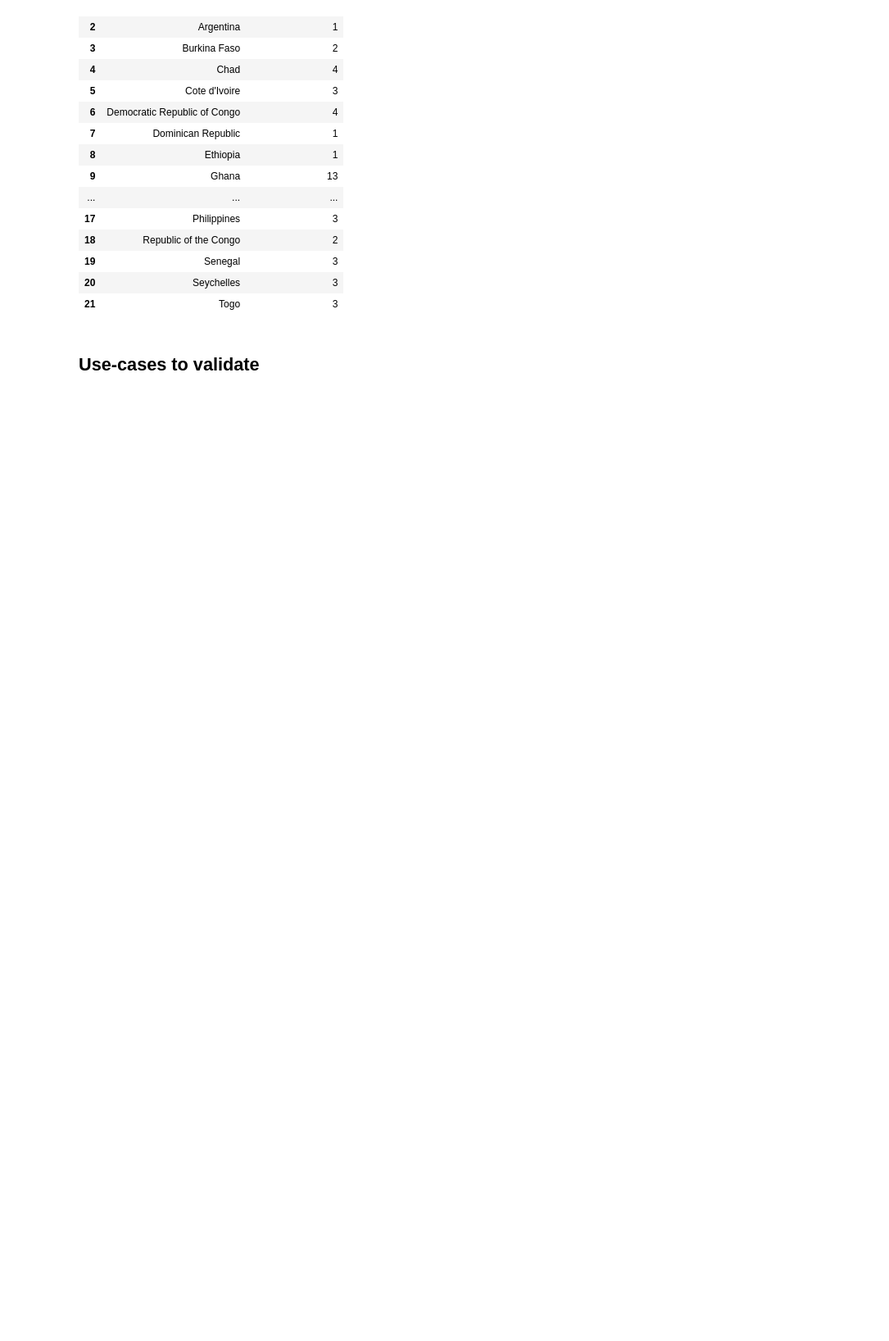
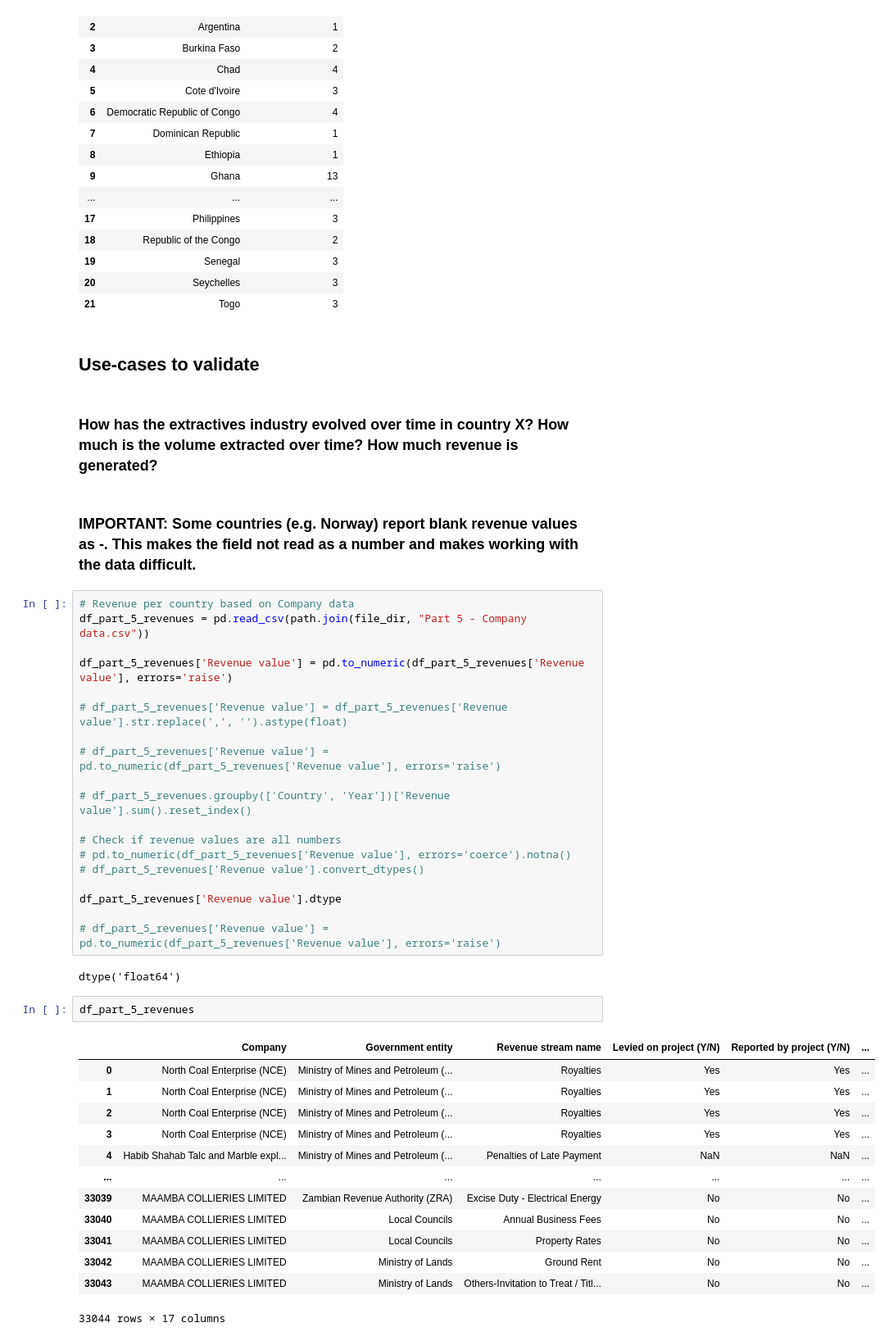
Before and after one commit to civicliteracies/EITI_SDT_data_verification_and_validation, a Jupyter notebook: Verification and Validation.ipynb, the cells around one changed output. Shown at 82% size. Saved outputs shown, nothing was run; the diff lists cells and outputs as text; blank space fills up the shorter version.

```diff
--- a/Verification and Validation.ipynb
+++ b/Verification and Validation.ipynb
@@ -1367,3 +1322,44 @@ Number of Government entities not in the Government revenues list per country
 | 21 | Togo | 3 |
 # %% [markdown]
 ## Use-cases to validate
+# %% [markdown]
+### How has the extractives industry evolved over time in country X? How much is the volume extracted over time? How much revenue is generated?
+# %% [markdown]
+### IMPORTANT: Some countries (e.g. Norway) report blank revenue values as -. This makes the field not read as a number and makes working with the data difficult.
+# %%
+# Revenue per country based on Company data
+df_part_5_revenues = pd.read_csv(path.join(file_dir, "Part 5 - Company data.csv"))
+
+df_part_5_revenues['Revenue value'] = pd.to_numeric(df_part_5_revenues['Revenue value'], errors='raise')
+
+# df_part_5_revenues['Revenue value'] = df_part_5_revenues['Revenue value'].str.replace(',', '').astype(float)
+
+# df_part_5_revenues['Revenue value'] = pd.to_numeric(df_part_5_revenues['Revenue value'], errors='raise')
+
+# df_part_5_revenues.groupby(['Country', 'Year'])['Revenue value'].sum().reset_index()
+
+# Check if revenue values are all numbers
+# pd.to_numeric(df_part_5_revenues['Revenue value'], errors='coerce').notna()
+# df_part_5_revenues['Revenue value'].convert_dtypes()
+
+df_part_5_revenues['Revenue value'].dtype
+
+# df_part_5_revenues['Revenue value'] = pd.to_numeric(df_part_5_revenues['Revenue value'], errors='raise')
+# %% [output]
+dtype('float64')
+# %%
+df_part_5_revenues
+# %% [output]
+|  | Company | Government entity | Revenue stream name | Levied on project (Y/N) | Reported by project (Y/N) | ... |
+| 0 | North Coal Enterprise (NCE) | Ministry of Mines and Petroleum (... | Royalties | Yes | Yes | ... |
+| 1 | North Coal Enterprise (NCE) | Ministry of Mines and Petroleum (... | Royalties | Yes | Yes | ... |
+| 2 | North Coal Enterprise (NCE) | Ministry of Mines and Petroleum (... | Royalties | Yes | Yes | ... |
+| 3 | North Coal Enterprise (NCE) | Ministry of Mines and Petroleum (... | Royalties | Yes | Yes | ... |
+| 4 | Habib Shahab Talc and Marble expl... | Ministry of Mines and Petroleum (... | Penalties of Late Payment | NaN | NaN | ... |
+| ... | ... | ... | ... | ... | ... | ... |
+| 33039 | MAAMBA COLLIERIES LIMITED | Zambian Revenue Authority (ZRA) | Excise Duty - Electrical Energy | No | No | ... |
+| 33040 | MAAMBA COLLIERIES LIMITED | Local Councils | Annual Business Fees | No | No | ... |
+| 33041 | MAAMBA COLLIERIES LIMITED | Local Councils | Property Rates | No | No | ... |
+| 33042 | MAAMBA COLLIERIES LIMITED | Ministry of Lands | Ground Rent | No | No | ... |
+| 33043 | MAAMBA COLLIERIES LIMITED | Ministry of Lands | Others-Invitation to Treat / Titl... | No | No | ... |
+33044 rows × 17 columns
```
Also changed, not shown: parts of 32 cells of this notebook, 1 other file.
